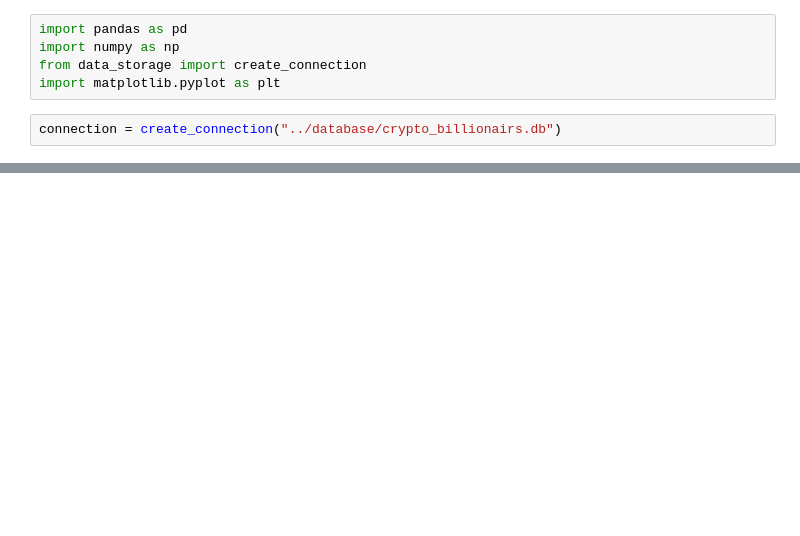
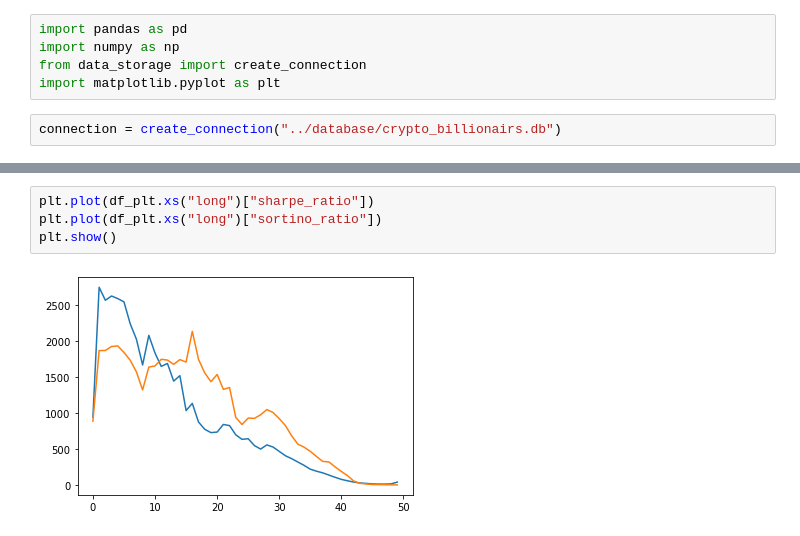
Before and after one commit to TazTornadoo/crypto_billionairs, a Jupyter notebook: Python/strategy_comparison.ipynb, the cells around one changed output, grey strips where cells are left out. Saved outputs shown, nothing was run; the diff lists cells and outputs as text; blank space fills up the shorter version.

```diff
--- a/Python/strategy_comparison.ipynb
+++ b/Python/strategy_comparison.ipynb
@@ -29,0 +63,6 @@ for table in filtered_table_names:
+# %%
+plt.plot(df_plt.xs("long")["sharpe_ratio"])
+plt.plot(df_plt.xs("long")["sortino_ratio"])
+plt.show()
+# %% [output]
+[figure, added]
```
Also changed, not shown: parts of 14 cells of this notebook, 4 other files.
